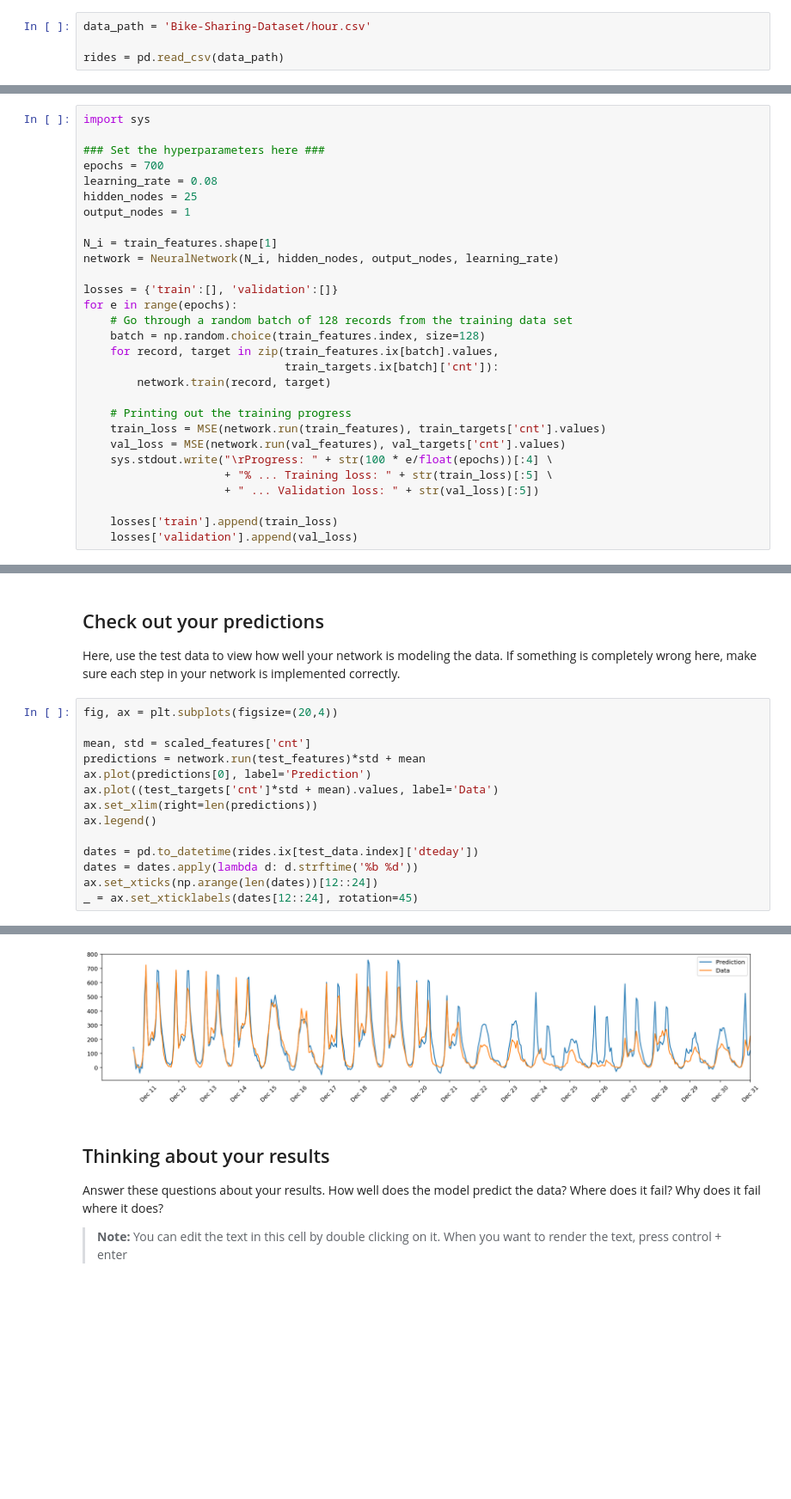
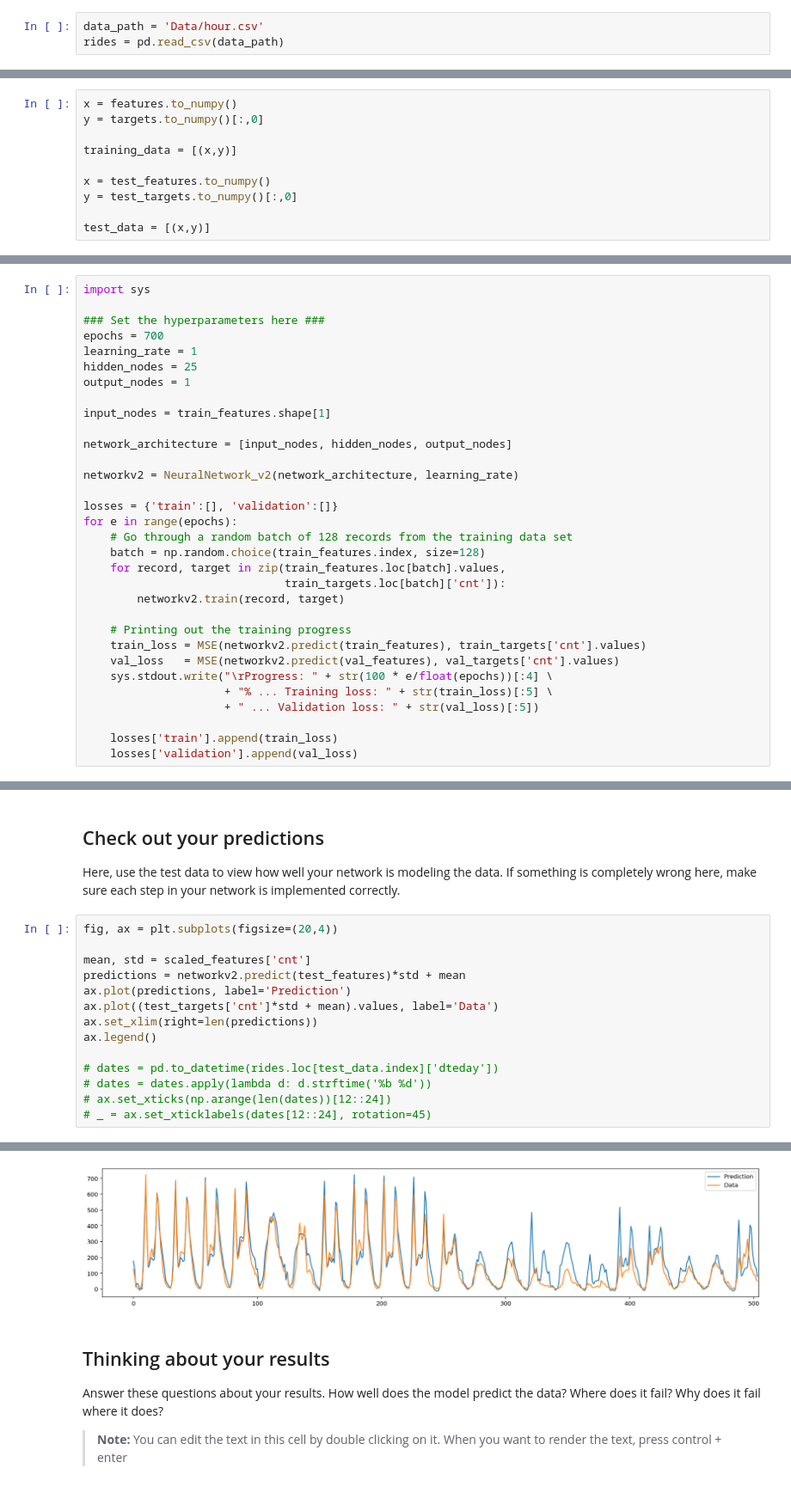
Before and after one commit to rjmbcn/DLND-project1-your-first-network, a Jupyter notebook: dlnd-your-first-neural-network.ipynb, the cells around one changed output, grey strips where cells are left out. Shown at 86% size. Saved outputs shown, nothing was run; the diff lists cells and outputs as text; blank space fills up the shorter version.

Commit message:
changed network to work with multiple layers

```diff
--- a/dlnd-your-first-neural-network.ipynb
+++ b/dlnd-your-first-neural-network.ipynb
@@ -14,8 +62,7 @@ import matplotlib.pyplot as plt
 
 A critical step in working with neural networks is preparing the data correctly. Variables on different scales make it difficult for the network to efficiently learn the correct weights. Below, we've written the code to load and prepare the data. You'll learn more about this soon!
 # %%
-data_path = 'Bike-Sharing-Dataset/hour.csv'
-
+data_path = 'Data/hour.csv'
 rides = pd.read_csv(data_path)
 # %%
 rides.head()
@@ -121,3 +135,13 @@ data = data[:-21*24]
 target_fields = ['cnt', 'casual', 'registered']
 features, targets = data.drop(target_fields, axis=1), data[target_fields]
 test_features, test_targets = test_data.drop(target_fields, axis=1), test_data[target_fields]
+# %%
+x = features.to_numpy()
+y = targets.to_numpy()[:,0]
+
+training_data = [(x,y)]
+
+x = test_features.to_numpy()
+y = test_targets.to_numpy()[:,0]
+
+test_data = [(x,y)]
@@ -240,24 +282,27 @@ import sys
 
 ### Set the hyperparameters here ###
 epochs = 700
-learning_rate = 0.08
+learning_rate = 1
 hidden_nodes = 25
 output_nodes = 1
 
-N_i = train_features.shape[1]
-network = NeuralNetwork(N_i, hidden_nodes, output_nodes, learning_rate)
+input_nodes = train_features.shape[1]
+
+network_architecture = [input_nodes, hidden_nodes, output_nodes]
+
+networkv2 = NeuralNetwork_v2(network_architecture, learning_rate)
 
 losses = {'train':[], 'validation':[]}
 for e in range(epochs):
     # Go through a random batch of 128 records from the training data set
     batch = np.random.choice(train_features.index, size=128)
-    for record, target in zip(train_features.ix[batch].values,
-                              train_targets.ix[batch]['cnt']):
-        network.train(record, target)
+    for record, target in zip(train_features.loc[batch].values,
+                              train_targets.loc[batch]['cnt']):
+        networkv2.train(record, target)
 
     # Printing out the training progress
-    train_loss = MSE(network.run(train_features), train_targets['cnt'].values)
-    val_loss = MSE(network.run(val_features), val_targets['cnt'].values)
+    train_loss = MSE(networkv2.predict(train_features), train_targets['cnt'].values)
+    val_loss   = MSE(networkv2.predict(val_features), val_targets['cnt'].values)
     sys.stdout.write("\rProgress: " + str(100 * e/float(epochs))[:4] \
                      + "% ... Training loss: " + str(train_loss)[:5] \
                      + " ... Validation loss: " + str(val_loss)[:5])
@@ -282,14 +327,14 @@ Here, use the test data to view how well your network is modeling the data. If s
 fig, ax = plt.subplots(figsize=(20,4))
 
 mean, std = scaled_features['cnt']
-predictions = network.run(test_features)*std + mean
-ax.plot(predictions[0], label='Prediction')
+predictions = networkv2.predict(test_features)*std + mean
+ax.plot(predictions, label='Prediction')
 ax.plot((test_targets['cnt']*std + mean).values, label='Data')
 ax.set_xlim(right=len(predictions))
 ax.legend()
 
-dates = pd.to_datetime(rides.ix[test_data.index]['dteday'])
-dates = dates.apply(lambda d: d.strftime('%b %d'))
-ax.set_xticks(np.arange(len(dates))[12::24])
-_ = ax.set_xticklabels(dates[12::24], rotation=45)
+# dates = pd.to_datetime(rides.loc[test_data.index]['dteday'])
+# dates = dates.apply(lambda d: d.strftime('%b %d'))
+# ax.set_xticks(np.arange(len(dates))[12::24])
+# _ = ax.set_xticklabels(dates[12::24], rotation=45)
 # %% [output]
@@ -296,4 +342,4 @@ _ = ax.set_xticklabels(dates[12::24], rotation=45)
-[figure, old version]
+[figure, new version]
 # %% [markdown]
 ## Thinking about your results
 
```
Also changed, not shown: parts of 30 cells of this notebook, 1 other file.
